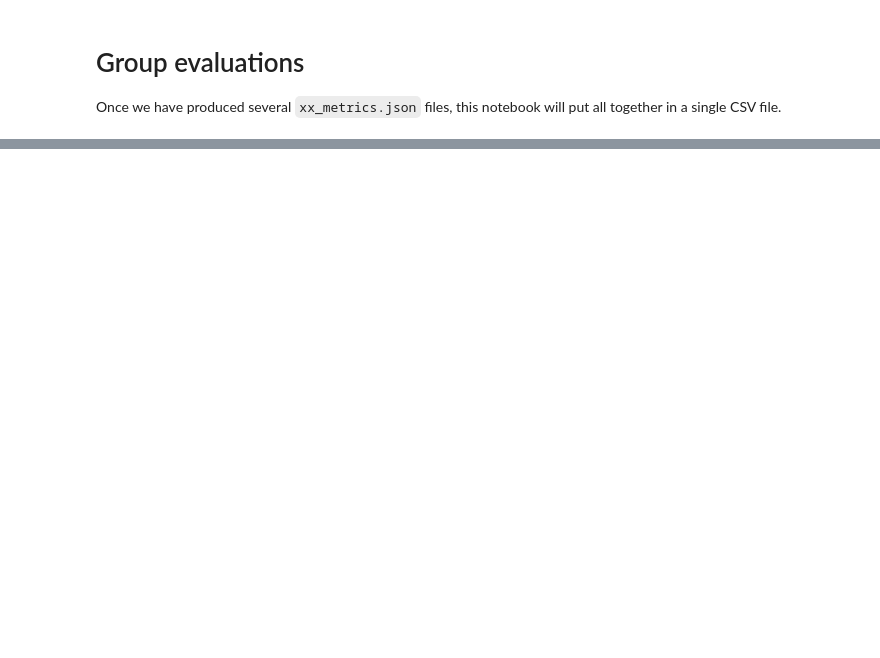
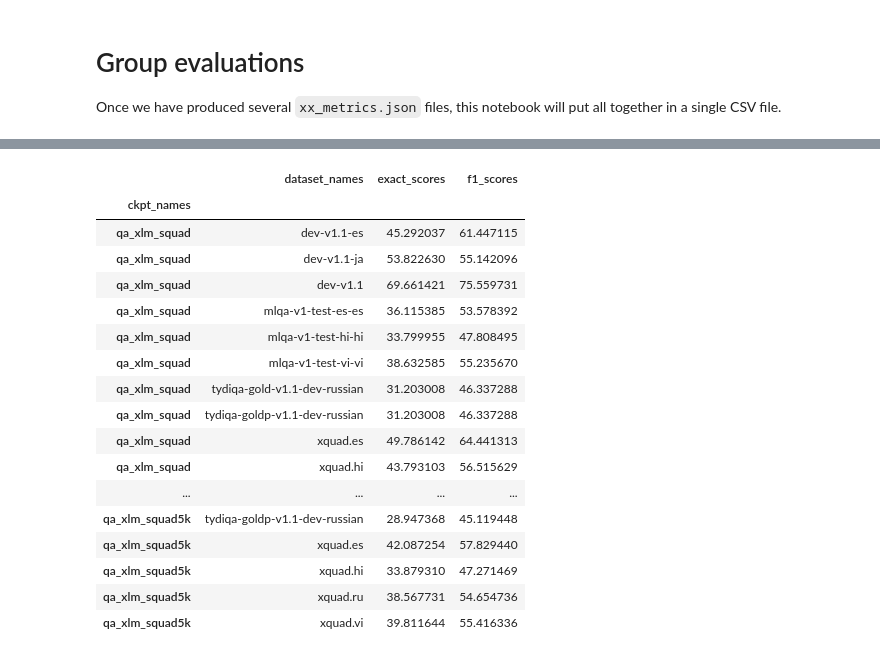
Before and after one commit to DimasDMM/synthetic-qa, a Jupyter notebook: notebooks/Group evaluations.ipynb, the cells around one changed output, grey strips where cells are left out. Drawn from its saved outputs; the diff is of its cells as text; code cells hidden in the pictures; blank space fills up the shorter version.

```diff
--- a/notebooks/Group evaluations.ipynb
+++ b/notebooks/Group evaluations.ipynb
@@ -72,0 +59,22 @@ group_metrics('qa_synthetic')
+# %%
+ckpt_names = ['qa_xlm_squad', 'qa_xlm_squad5k']
+group_metrics(ckpt_names)
+# %% [output]
+|  | dataset_names | exact_scores | f1_scores |
+| ckpt_names |  |  |  |
+| qa_xlm_squad | dev-v1.1-es | 45.292037 | 61.447115 |
+| qa_xlm_squad | dev-v1.1-ja | 53.822630 | 55.142096 |
+| qa_xlm_squad | dev-v1.1 | 69.661421 | 75.559731 |
+| qa_xlm_squad | mlqa-v1-test-es-es | 36.115385 | 53.578392 |
+| qa_xlm_squad | mlqa-v1-test-hi-hi | 33.799955 | 47.808495 |
+| qa_xlm_squad | mlqa-v1-test-vi-vi | 38.632585 | 55.235670 |
+| qa_xlm_squad | tydiqa-gold-v1.1-dev-russian | 31.203008 | 46.337288 |
+| qa_xlm_squad | tydiqa-goldp-v1.1-dev-russian | 31.203008 | 46.337288 |
+| qa_xlm_squad | xquad.es | 49.786142 | 64.441313 |
+| qa_xlm_squad | xquad.hi | 43.793103 | 56.515629 |
+| ... | ... | ... | ... |
+| qa_xlm_squad5k | tydiqa-goldp-v1.1-dev-russian | 28.947368 | 45.119448 |
+| qa_xlm_squad5k | xquad.es | 42.087254 | 57.829440 |
+| qa_xlm_squad5k | xquad.hi | 33.879310 | 47.271469 |
+| qa_xlm_squad5k | xquad.ru | 38.567731 | 54.654736 |
+| qa_xlm_squad5k | xquad.vi | 39.811644 | 55.416336 |
```
Also changed, not shown: parts of 17 cells of this notebook, 2 other files.
